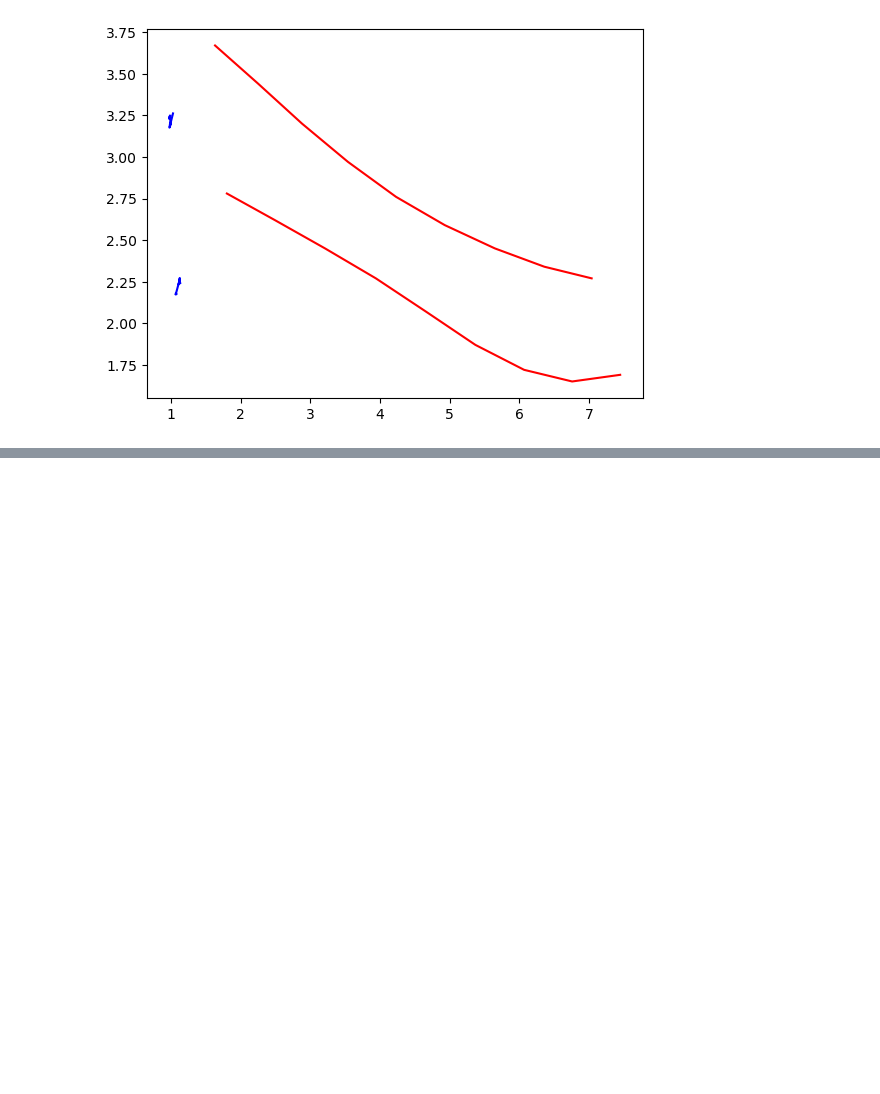
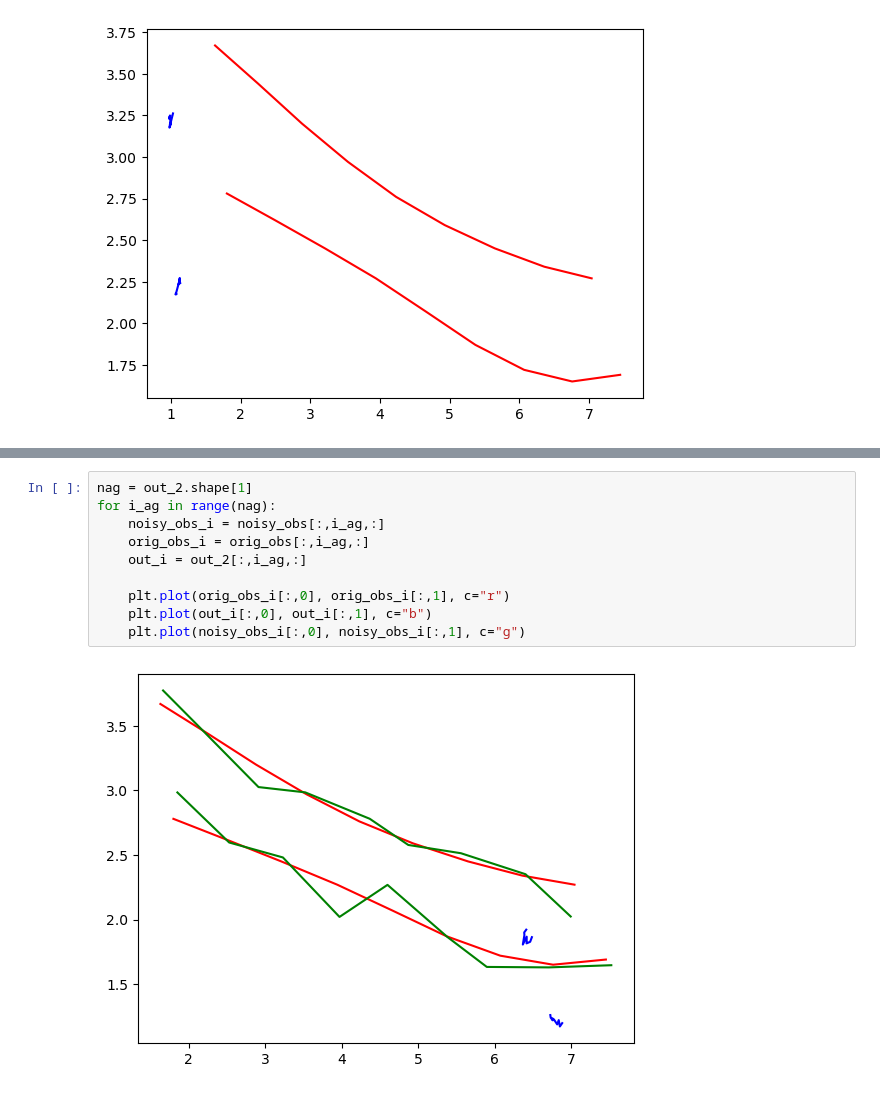
Before and after one commit to TicaGit/s_aware_prediction_VITA, a Jupyter notebook: diffusion_bound_regression/MID_from_git/plot_traj_test.ipynb, the cells around one changed output, grey strips where cells are left out. Saved outputs shown, nothing was run; the diff lists cells and outputs as text; blank space fills up the shorter version.

```diff
--- a/diffusion_bound_regression/MID_from_git/plot_traj_test.ipynb
+++ b/diffusion_bound_regression/MID_from_git/plot_traj_test.ipynb
@@ -308,0 +365,12 @@ for i_ag in range(nag):
+# %%
+nag = out_2.shape[1]
+for i_ag in range(nag):
+    noisy_obs_i = noisy_obs[:,i_ag,:]
+    orig_obs_i = orig_obs[:,i_ag,:]
+    out_i = out_2[:,i_ag,:]
+
+    plt.plot(orig_obs_i[:,0], orig_obs_i[:,1], c="r")
+    plt.plot(out_i[:,0], out_i[:,1], c="b")
+    plt.plot(noisy_obs_i[:,0], noisy_obs_i[:,1], c="g")
+# %% [output]
+[figure, added]
```
Also changed, not shown: parts of 2 cells of this notebook, 11 other files.
